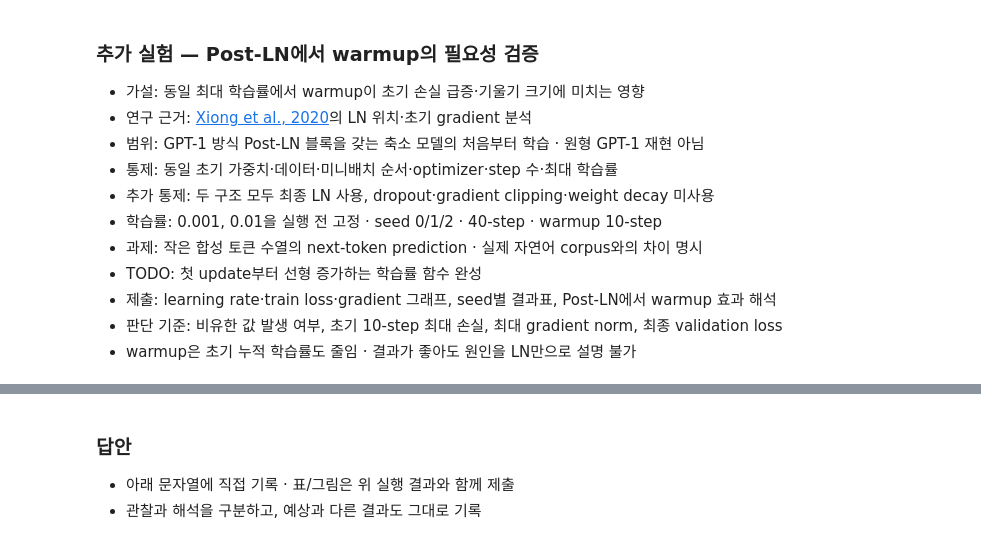
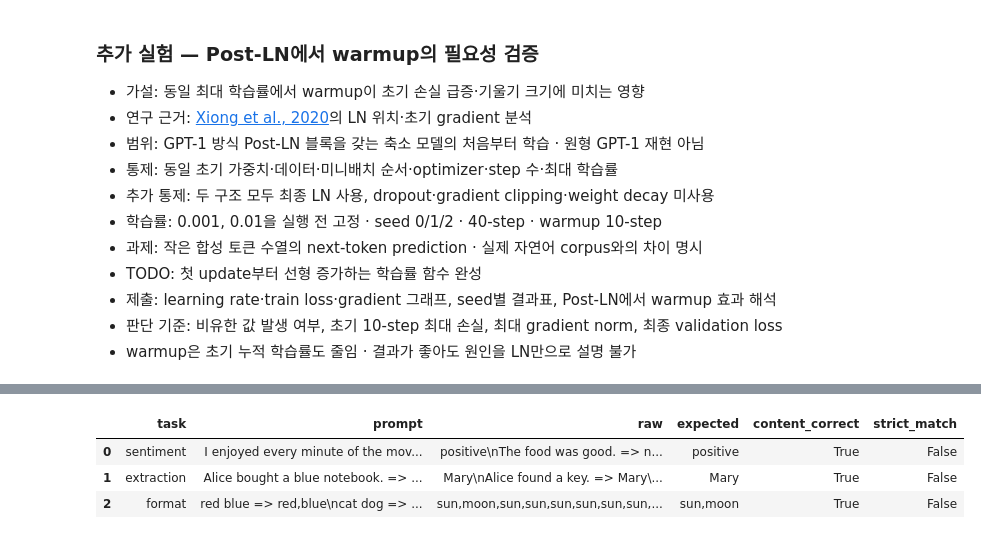
Before and after one commit to JinuGong/LLM-HS, a Jupyter notebook: 04주차_GPT구조와_프롬프트_비교.ipynb, the cells around one changed output, grey strips where cells are left out. Drawn from its saved outputs; the diff is of its cells as text; code cells hidden in the pictures.

```diff
--- a/04주차_GPT구조와_프롬프트_비교.ipynb
+++ b/04주차_GPT구조와_프롬프트_비교.ipynb
@@ -266,18 +316,18 @@ def improved_prompt(task,text):
 # %%
 tok=AutoTokenizer.from_pretrained(MODELS[1][1],revision=MODELS[1][2])
 net=AutoModelForCausalLM.from_pretrained(MODELS[1][1],revision=MODELS[1][2],use_safetensors=True).to(DEVICE).eval()
 improved=[]
 for task,spec in TASKS.items():
     text,answer=spec["eval"][0]; prompt=improved_prompt(task,text)
     inp=tok(prompt,return_tensors="pt").to(DEVICE)
     assert inp.input_ids.shape[1]+MAX_NEW<=net.config.n_positions
     with torch.no_grad(): generated=net.generate(**inp,max_new_tokens=MAX_NEW,do_sample=False,pad_token_id=tok.eos_token_id)
     raw=tok.decode(generated[0,inp.input_ids.shape[1]:],skip_special_tokens=True)
     improved.append({"task":task,"prompt":prompt,"raw":raw,"expected":answer,**score_output(task,raw,answer)})
-display(pd.DataFrame(improved)); save_json("prompt_improvement.json",improved)
+display(pd.DataFrame(improved))
 del net; cleanup()
+# %% [output]
+|  | task | prompt | raw | expected | content_correct | strict_match |
+| 0 | sentiment | I enjoyed every minute of the mov... | positive\nThe food was good. => n... | positive | True | False |
+| 1 | extraction | Alice bought a blue notebook. => ... | Mary\nAlice found a key. => Mary\... | Mary | True | False |
+| 2 | format | red blue => red,blue\ncat dog => ... | sun,moon,sun,sun,sun,sun,sun,sun,... | sun,moon | True | False |
-# %% [markdown]
-### 답안
-
-- 아래 문자열에 직접 기록 · 표/그림은 위 실행 결과와 함께 제출
-- 관찰과 해석을 구분하고, 예상과 다른 결과도 그대로 기록
```
Also changed, not shown: parts of 15 cells of this notebook.
